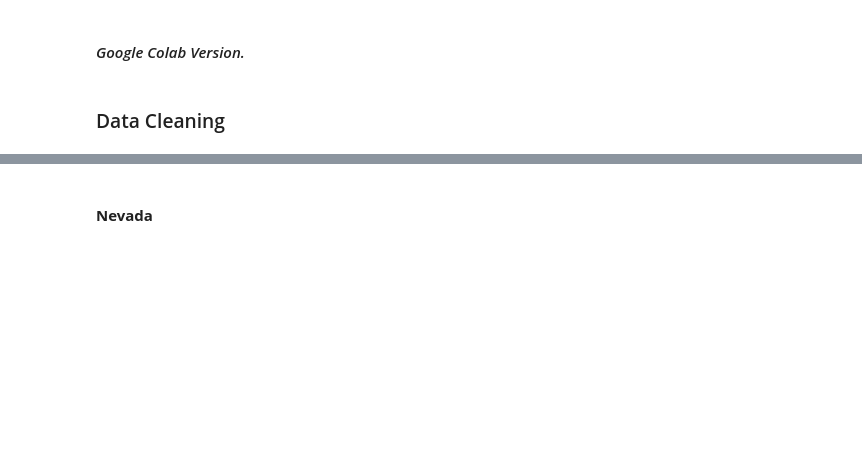
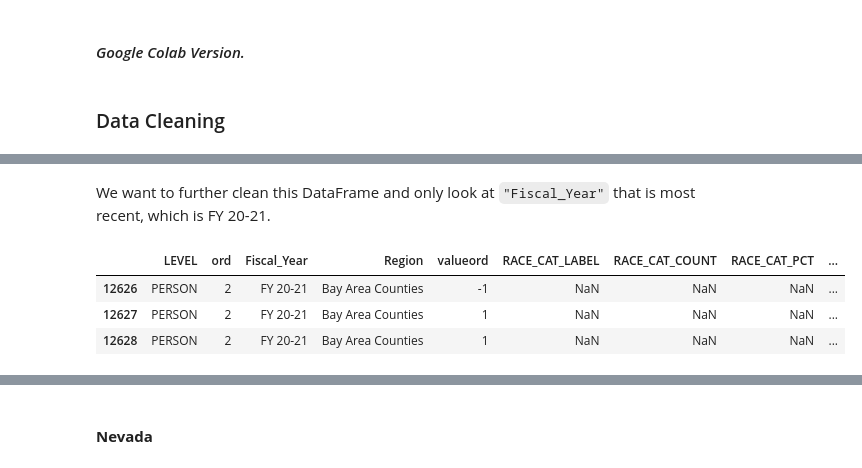
Before and after one commit to michellesuminpark/Data-Discovery, a Jupyter notebook: HBGI-UCB Research Workspace.ipynb, the cells around one changed output, grey strips where cells are left out. Cells and saved outputs as stored; diff of their text form; code cells hidden in the pictures; blank space fills up the shorter version.

```diff
--- a/HBGI-UCB Research Workspace.ipynb
+++ b/HBGI-UCB Research Workspace.ipynb
@@ -97,0 +146,11 @@ counties = ['Nevada', 'Sacramento', 'San Francisco', 'Los Angeles', 'Orange', 'S
+# %% [markdown]
+We want to further clean this DataFrame and only look at `"Fiscal_Year"` that is most recent, which is FY 20-21.
+# %%
+dem_20_21 = demographic_fsp[demographic_fsp["Fiscal_Year"] == "FY 20-21"] # Filtered to Fiscal Year of 2020 to 2021.
+dem_20_21 = dem_20_21.dropna(axis=1, thresh=len(dem_20_21)*0.2).drop("SUB_CNTY", axis=1) # Dropped NA if they have more 80% of the value missing.
+dem_20_21.head(3)
+# %% [output]
+|  | LEVEL | ord | Fiscal_Year | Region | valueord | RACE_CAT_LABEL | RACE_CAT_COUNT | RACE_CAT_PCT | ... |
+| 12626 | PERSON | 2 | FY 20-21 | Bay Area Counties | -1 | NaN | NaN | NaN | ... |
+| 12627 | PERSON | 2 | FY 20-21 | Bay Area Counties | 1 | NaN | NaN | NaN | ... |
+| 12628 | PERSON | 2 | FY 20-21 | Bay Area Counties | 1 | NaN | NaN | NaN | ... |
```
Also changed, not shown: parts of 25 cells of this notebook, 1 other file.
